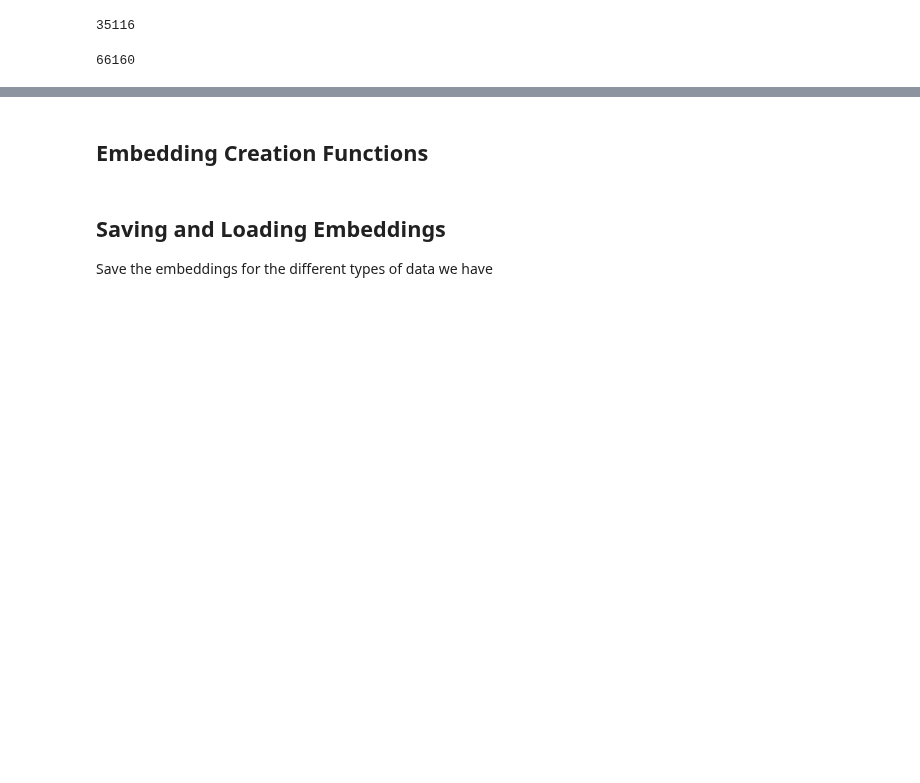
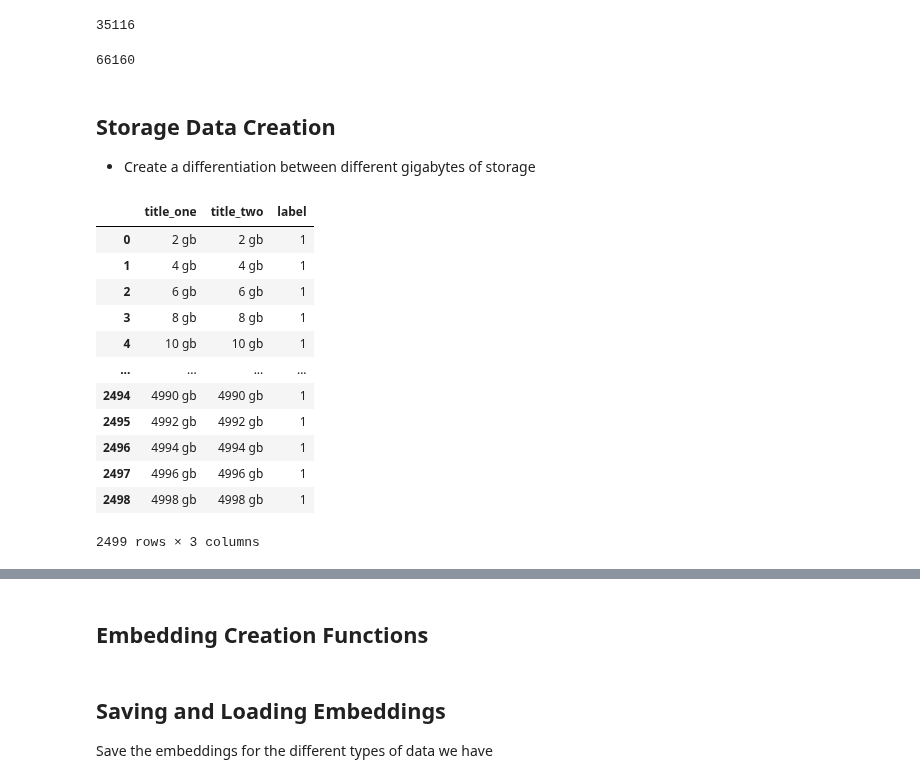
Before and after one commit to Mascerade/supervised-product-matching, a Jupyter notebook: TestingGrounds.ipynb, the cells around one changed output, grey strips where cells are left out. Drawn from its saved outputs; the diff is of its cells as text; code cells hidden in the pictures; blank space fills up the shorter version.

```diff
--- a/TestingGrounds.ipynb
+++ b/TestingGrounds.ipynb
@@ -801,0 +782,14 @@ final_spec_df = pd.from_csv('data/train/spec_train_data.csv')
+# %% [markdown]
+## Storage Data Creation
+* Create a differentiation between different gigabytes of storage
+# %%
+new_column_names = ['title_one', 'title_two', 'label']
+pos_gb_df = pd.DataFrame(columns = new_column_names)
+neg_gb_df = pd.DataFrame(columns = new_column_names)
+# %%
+pos = []
+for x in range(2, 5000, 2):
+    attr = '{} {}'.format(x, 'gb')
+    pos.append([attr, attr, 1])
+
+pos_gb_df = pos_gb_df.append(pd.DataFrame(pos, columns = new_column_names))
@@ -801,0 +807,16 @@ final_spec_df = pd.from_csv('data/train/spec_train_data.csv')
+# %%
+pos_gb_df
+# %% [output]
+|  | title_one | title_two | label |
+| 0 | 2 gb | 2 gb | 1 |
+| 1 | 4 gb | 4 gb | 1 |
+| 2 | 6 gb | 6 gb | 1 |
+| 3 | 8 gb | 8 gb | 1 |
+| 4 | 10 gb | 10 gb | 1 |
+| ... | ... | ... | ... |
+| 2494 | 4990 gb | 4990 gb | 1 |
+| 2495 | 4992 gb | 4992 gb | 1 |
+| 2496 | 4994 gb | 4994 gb | 1 |
+| 2497 | 4996 gb | 4996 gb | 1 |
+| 2498 | 4998 gb | 4998 gb | 1 |
+2499 rows × 3 columns
```
Also changed, not shown: parts of 34 cells of this notebook.
